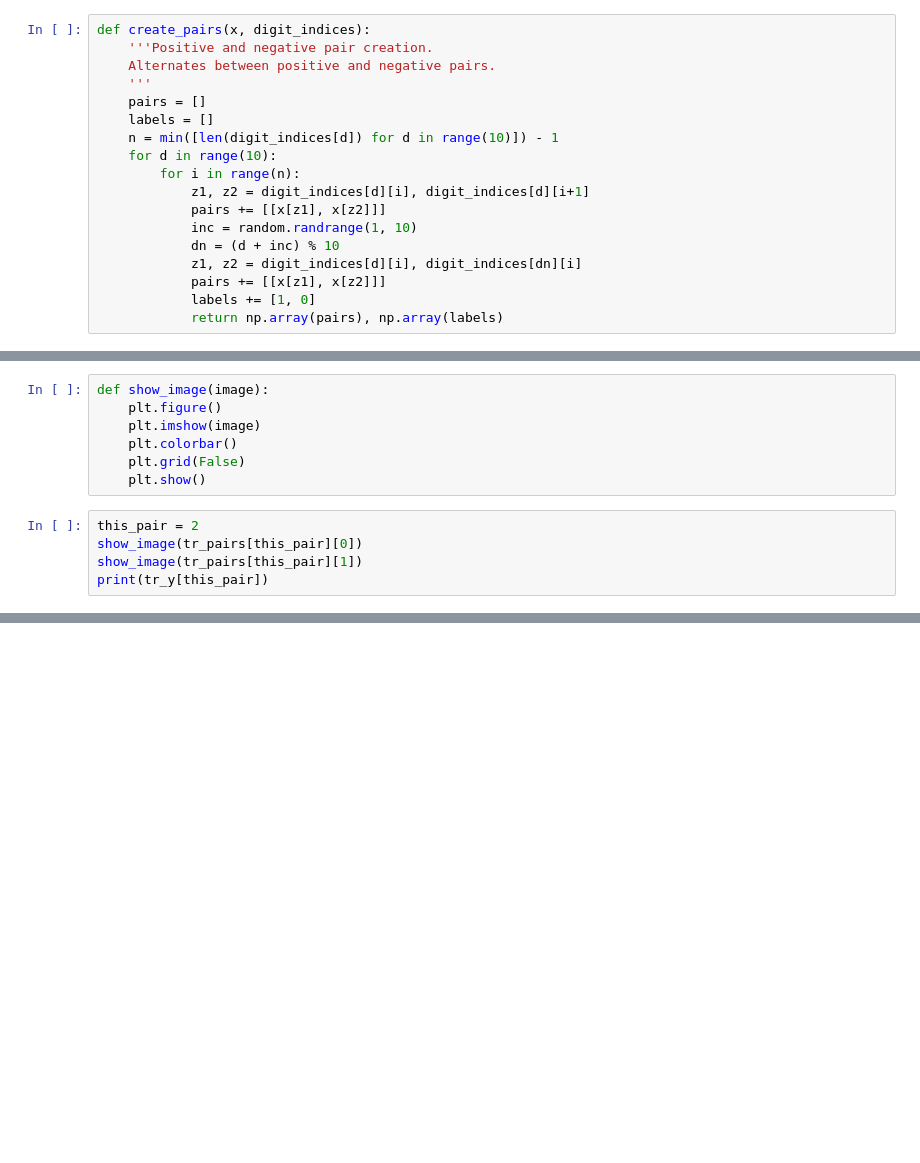
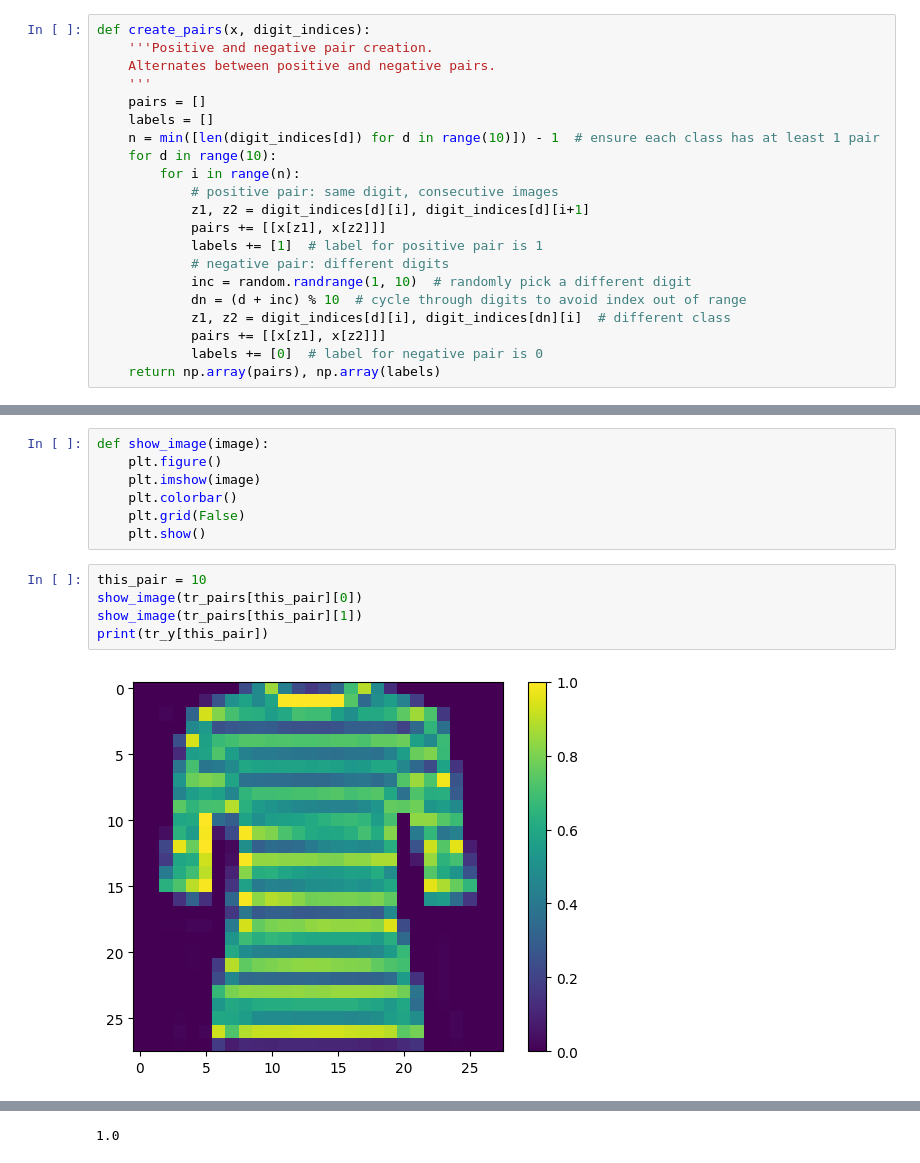
Before and after one commit to HarmonicReflux/CudaScripts, a Jupyter notebook: TFSiameseNetwork.ipynb, the cells around one changed output, grey strips where cells are left out. Saved outputs shown, nothing was run; the diff lists cells and outputs as text; blank space fills up the shorter version.

```diff
--- a/TFSiameseNetwork.ipynb
+++ b/TFSiameseNetwork.ipynb
@@ -29,16 +32,19 @@ def create_pairs(x, digit_indices):
     '''
     pairs = []
     labels = []
-    n = min([len(digit_indices[d]) for d in range(10)]) - 1
+    n = min([len(digit_indices[d]) for d in range(10)]) - 1  # ensure each class has at least 1 pair
     for d in range(10):
         for i in range(n):
+            # positive pair: same digit, consecutive images
             z1, z2 = digit_indices[d][i], digit_indices[d][i+1]
             pairs += [[x[z1], x[z2]]]
-            inc = random.randrange(1, 10)
-            dn = (d + inc) % 10
-            z1, z2 = digit_indices[d][i], digit_indices[dn][i]
+            labels += [1]  # label for positive pair is 1
+            # negative pair: different digits
+            inc = random.randrange(1, 10)  # randomly pick a different digit
+            dn = (d + inc) % 10  # cycle through digits to avoid index out of range
+            z1, z2 = digit_indices[d][i], digit_indices[dn][i]  # different class
             pairs += [[x[z1], x[z2]]]
-            labels += [1, 0]
-            return np.array(pairs), np.array(labels)
+            labels += [0]  # label for negative pair is 0
+    return np.array(pairs), np.array(labels)
 # %%
 def create_pairs_on_set(images, labels):
@@ -63,7 +69,9 @@ def show_image(image):
     plt.grid(False)
     plt.show()
 # %%
-this_pair = 2
+this_pair = 10
 show_image(tr_pairs[this_pair][0])
 show_image(tr_pairs[this_pair][1])
 print(tr_y[this_pair])
+# %% [output]
+[figure, added]
@@ -70,3 +79,4 @@ print(tr_y[this_pair])
+1.0
 # %%
 def initialize_base_network():
     input = Input(shape=(28,28,), name='base_network')
```
Also changed, not shown: parts of 13 cells of this notebook.
